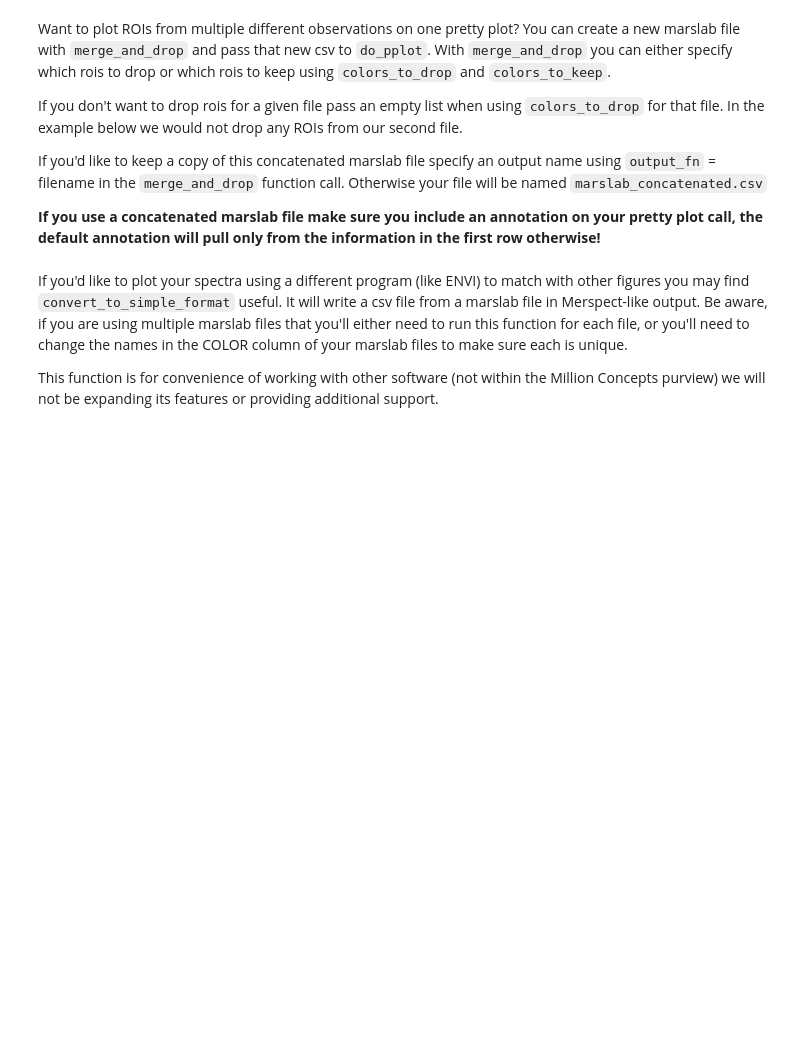
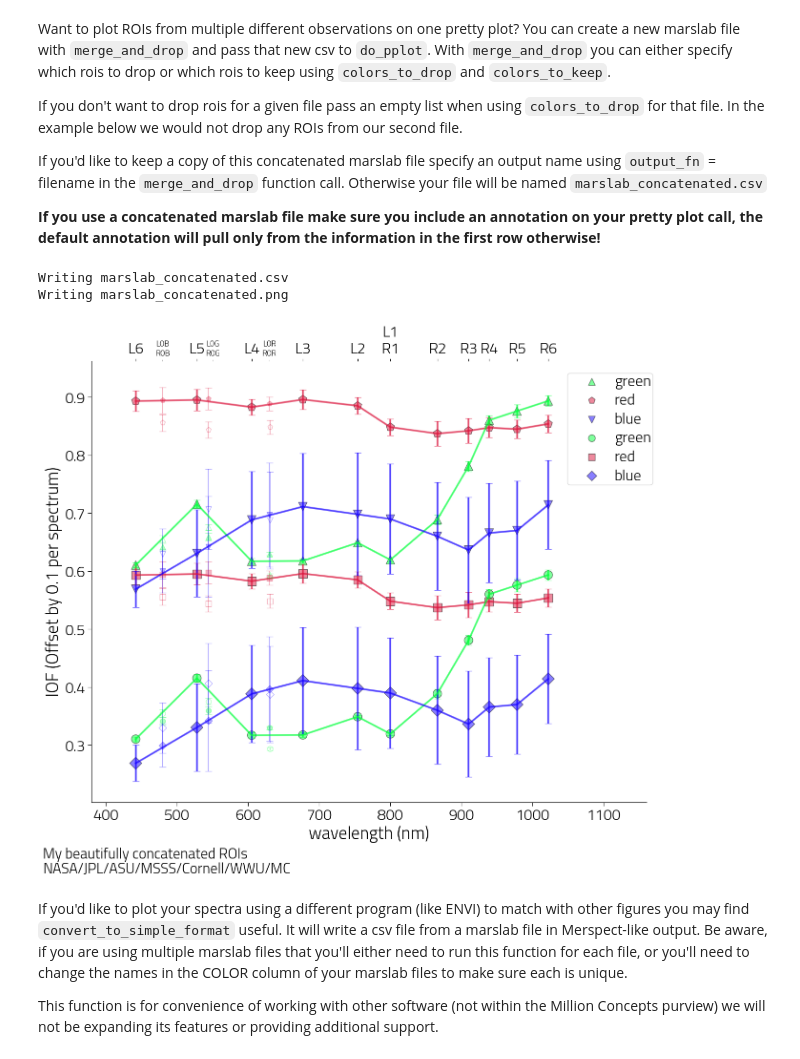
Before and after one commit to MillionConcepts/pretty-plot, a Jupyter notebook: Pretty Plot.ipynb, the cells around one changed output. Drawn from its saved outputs; the diff is of its cells as text; code cells hidden in the pictures; blank space fills up the shorter version.

```diff
--- a/Pretty Plot.ipynb
+++ b/Pretty Plot.ipynb
@@ -47,22 +59,26 @@ If you'd like to keep a copy of this concatenated marslab file specify an output
 # %%
 from pretty_plot.pplot_utils import merge_and_drop
 from pretty_plot.cli import do_pplot
 
 # list of paths of marslab files to concatenate (these should all be different files; this is just an example)
 
-files_to_merge = ['data/zcam/fakeIOFspectra-marslab.csv',
-                  'data/zcam/fakeIOFspectra-marslab.csv',
-                  'data/zcam/fakeIOFspectra-marslab.csv']
+files_to_merge = ['pretty_plot/data/zcam/fakeIOFspectra-marslab.csv',
+                  'pretty_plot/data/zcam/fakeIOFspectra-marslab.csv',
+                  'pretty_plot/data/zcam/fakeIOFspectra-marslab.csv']
 
 # `colors_to_drop` will need to be a list the length of the number of files you are merging.
 # In this case we are dropping the green and blue ROI from the first file, not dropping any from
 # the second file and dropping the red ROI in the third file.
 
 colors_to_drop = [["green", "blue"], [], ["red"]]
 
 concatenated_marslab_file = merge_and_drop(files_to_merge, colors_to_drop=colors_to_drop)
 
 do_pplot(concatenated_marslab_file, offset=0.1, annotation="My beautifully concatenated ROIs")
+# %% [output]
+Writing marslab_concatenated.csv
+Writing marslab_concatenated.png
+[figure, added]
 # %% [markdown]
 If you'd like to plot your spectra using a different program (like ENVI) to match with other figures you may find `convert_to_simple_format` useful. It will write a csv file from a marslab file in Merspect-like output. Be aware, if you are using multiple marslab files that you'll either need to run this function for each file, or you'll need to change the names in the COLOR column of your marslab files to make sure each is unique.
 
```
Also changed, not shown: parts of 4 cells of this notebook.
